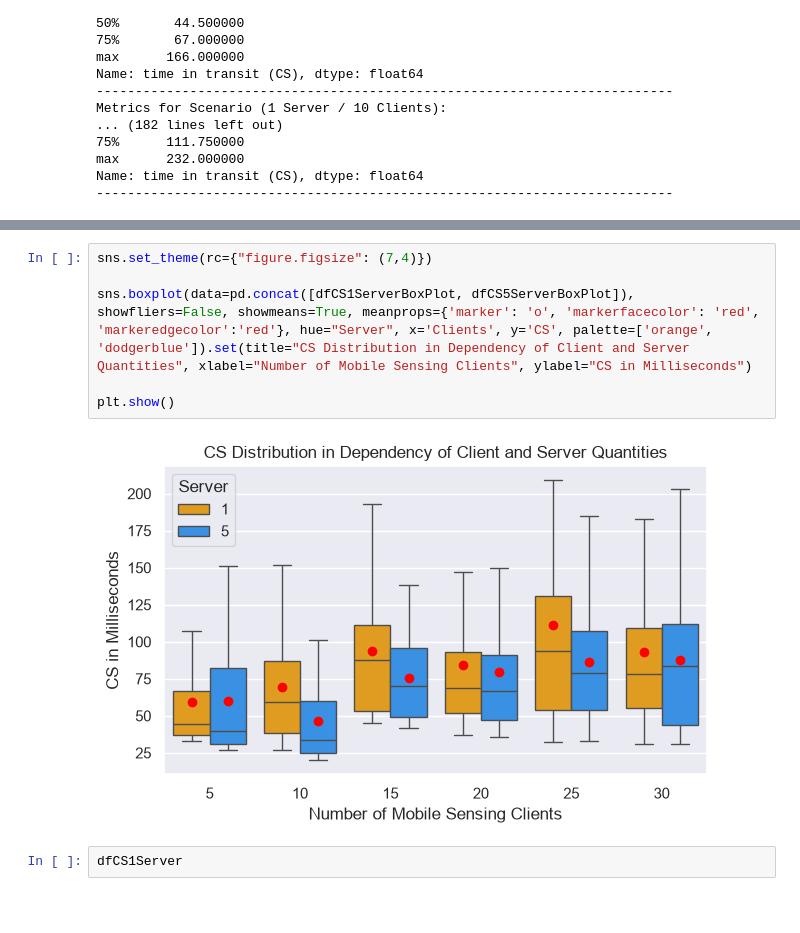
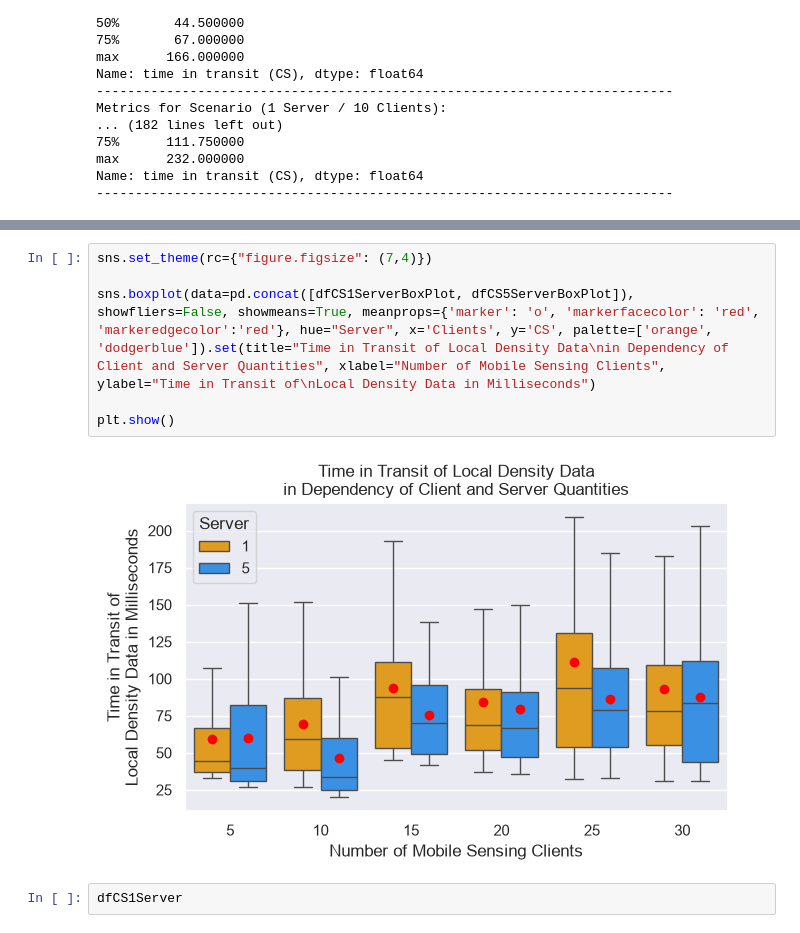
Before and after one commit to leopoldBlk/crowd-monitoring-mcs-application, a Jupyter notebook: evaluation/metricsCalculation/CS.ipynb, the cells around one changed output, grey strips where cells are left out. Saved outputs shown, nothing was run; the diff lists cells and outputs as text; blank space fills up the shorter version.

Commit message:
Minor adjustments to plot labeling

```diff
--- a/evaluation/metricsCalculation/CS.ipynb
+++ b/evaluation/metricsCalculation/CS.ipynb
@@ -155,11 +155,11 @@ plt.show()
 # %%
 sns.set_theme(rc={"figure.figsize": (7,4)})
 
-sns.boxplot(data=pd.concat([dfCS1ServerBoxPlot, dfCS5ServerBoxPlot]), showfliers=False, showmeans=True, meanprops={'marker': 'o', 'markerfacecolor': 'red', 'markeredgecolor':'red'}, hue="Server", x='Clients', y='CS', palette=['orange', 'dodgerblue']).set(title="CS Distribution in Dependency of Client and Server Quantities", xlabel="Number of Mobile Sensing Clients", ylabel="CS in Milliseconds")
+sns.boxplot(data=pd.concat([dfCS1ServerBoxPlot, dfCS5ServerBoxPlot]), showfliers=False, showmeans=True, meanprops={'marker': 'o', 'markerfacecolor': 'red', 'markeredgecolor':'red'}, hue="Server", x='Clients', y='CS', palette=['orange', 'dodgerblue']).set(title="Time in Transit of Local Density Data\nin Dependency of Client and Server Quantities", xlabel="Number of Mobile Sensing Clients", ylabel="Time in Transit of\nLocal Density Data in Milliseconds")
 
 plt.show()
 # %% [output]
-[figure, old version]
+[figure, new version]
 # %%
 dfCS1Server
 # %% [output]
```
Also changed, not shown: parts of 1 cell of this notebook, 2 other files.
